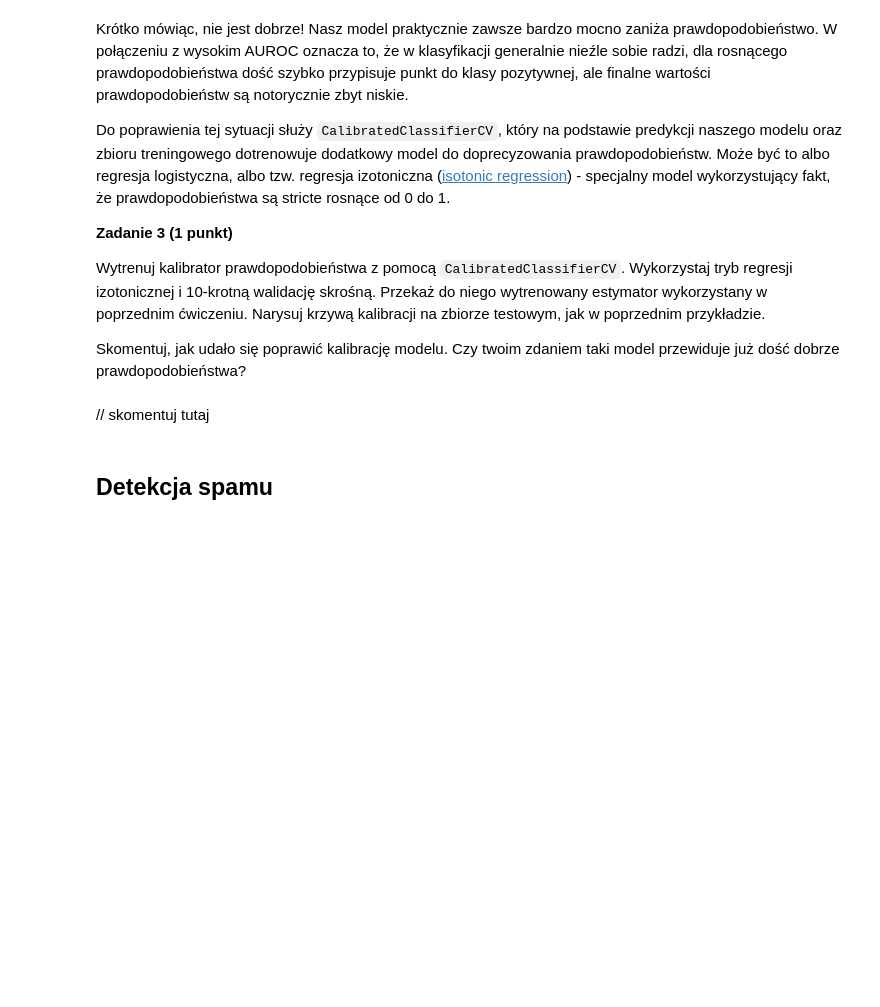
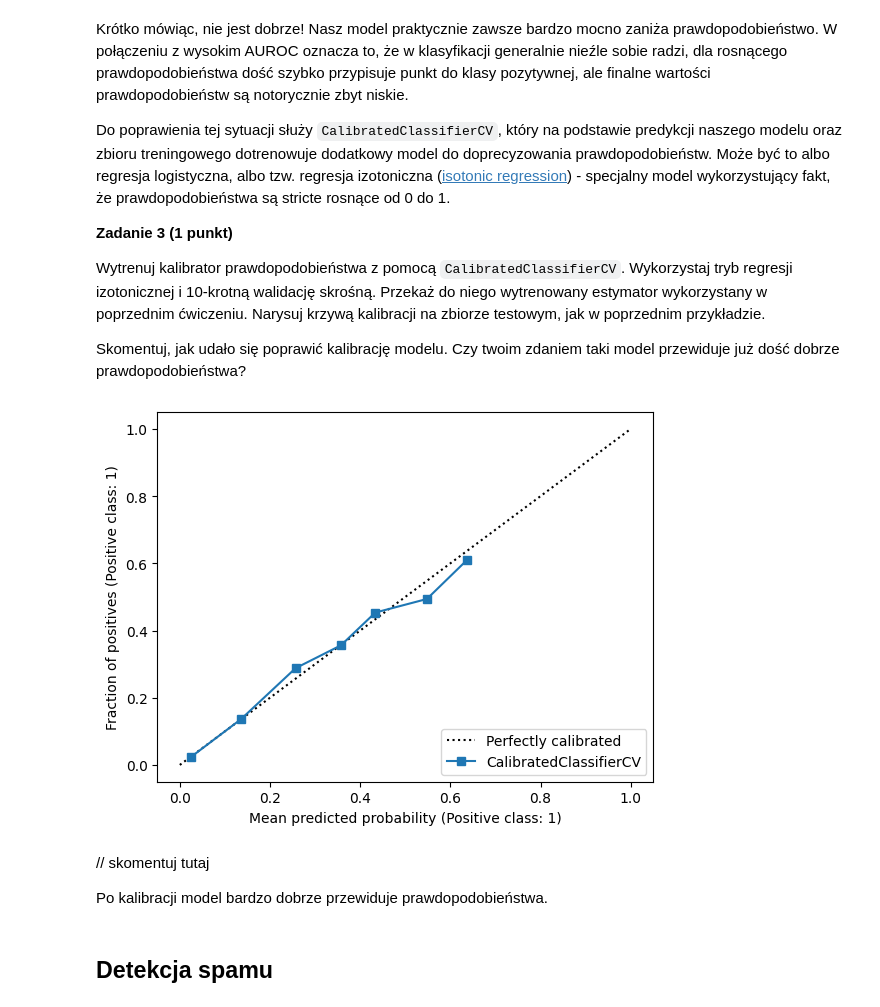
Before and after one commit to barhanc/machine-learning-fundamentals, a Jupyter notebook: lab4/notebook_empty.ipynb, the cells around one changed output. Drawn from its saved outputs; the diff is of its cells as text; code cells hidden in the pictures; blank space fills up the shorter version.

```diff
--- a/lab4/notebook_empty.ipynb
+++ b/lab4/notebook_empty.ipynb
@@ -94,0 +207,11 @@ Teraz mamy faktycznie czysty zbiór danych i wytrenowane pierwsze modele. Warto
+# %%
+from sklearn.ensemble import RandomForestClassifier
+
+randomforest_clf = RandomForestClassifier(
+    n_estimators=500,
+    class_weight="balanced",
+    random_state=0,
+    n_jobs=-1,
+)
+randomforest_clf.fit(X_train_winsor, y_train_winsor)
+print(f"AUROC = {roc_auc_score(y_test_winsor, randomforest_clf.predict_proba(X_test_winsor)[:,1]):.4f}")
@@ -114,8 +248,19 @@ Do poprawienia tej sytuacji służy `CalibratedClassifierCV`, który na podstawi
 Wytrenuj kalibrator prawdopodobieństwa z pomocą `CalibratedClassifierCV`. Wykorzystaj tryb regresji izotonicznej i 10-krotną walidację skrośną. Przekaż do niego wytrenowany estymator wykorzystany w poprzednim ćwiczeniu. Narysuj krzywą kalibracji na zbiorze testowym, jak w poprzednim przykładzie.
 
 Skomentuj, jak udało się poprawić kalibrację modelu. Czy twoim zdaniem taki model przewiduje już dość dobrze prawdopodobieństwa?
+# %%
+from sklearn.calibration import CalibratedClassifierCV
+
+calibratedcv_clf = CalibratedClassifierCV(estimator=clf, method="isotonic", cv=10, n_jobs=-1)
+calibratedcv_clf.fit(X_train_winsor, y_train_winsor)
+
+CalibrationDisplay.from_estimator(calibratedcv_clf, X_test, y_test, n_bins=10);
+# %% [output]
+[figure, added]
 # %% [markdown]
 // skomentuj tutaj
+
+Po kalibracji model bardzo dobrze przewiduje prawdopodobieństwa.
 # %% [markdown]
 ## Detekcja spamu
 # %% [markdown]
```
Also changed, not shown: parts of 17 cells of this notebook.
